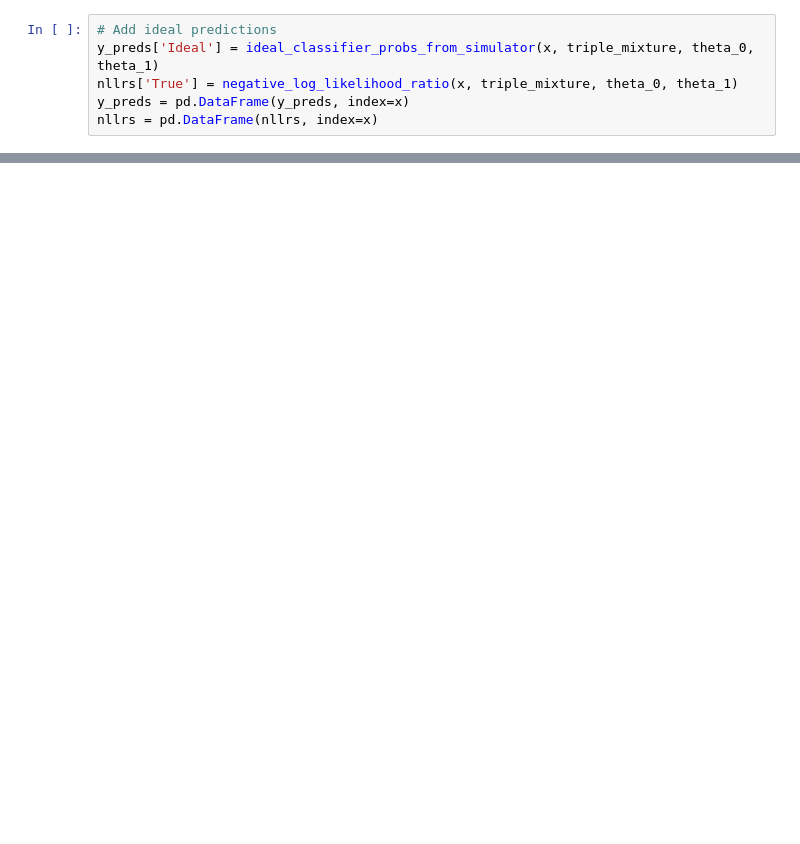
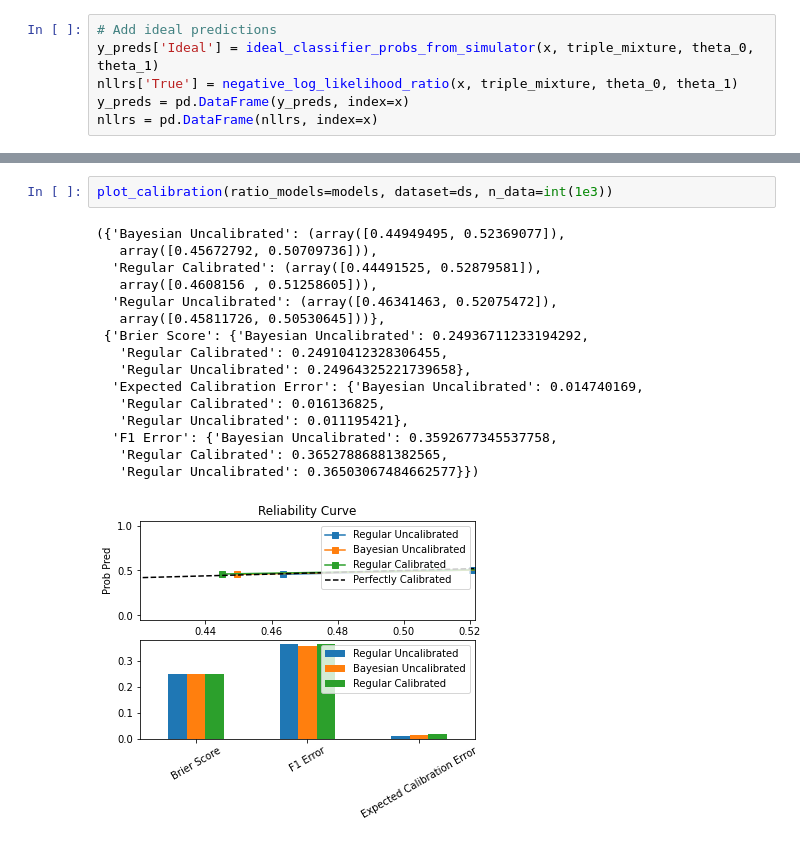
Before and after one commit to cjs220/active_learning_ratio_estimation, a Jupyter notebook: examples/mixtures.ipynb, the cells around one changed output, grey strips where cells are left out. Cells and saved outputs as stored; diff of their text form; blank space fills up the shorter version.

```diff
--- a/examples/mixtures.ipynb
+++ b/examples/mixtures.ipynb
@@ -174,0 +176,19 @@ plt.show()
+# %%
+plot_calibration(ratio_models=models, dataset=ds, n_data=int(1e3))
+# %% [output]
+({'Bayesian Uncalibrated': (array([0.44949495, 0.52369077]),
+   array([0.45672792, 0.50709736])),
+  'Regular Calibrated': (array([0.44491525, 0.52879581]),
+   array([0.4608156 , 0.51258605])),
+  'Regular Uncalibrated': (array([0.46341463, 0.52075472]),
+   array([0.45811726, 0.50530645]))},
+ {'Brier Score': {'Bayesian Uncalibrated': 0.24936711233194292,
+   'Regular Calibrated': 0.24910412328306455,
+   'Regular Uncalibrated': 0.24964325221739658},
+  'Expected Calibration Error': {'Bayesian Uncalibrated': 0.014740169,
+   'Regular Calibrated': 0.016136825,
+   'Regular Uncalibrated': 0.011195421},
+  'F1 Error': {'Bayesian Uncalibrated': 0.3592677345537758,
+   'Regular Calibrated': 0.36527886881382565,
+   'Regular Uncalibrated': 0.36503067484662577}})
+[figure, added]
```
Also changed, not shown: parts of 6 cells of this notebook.
